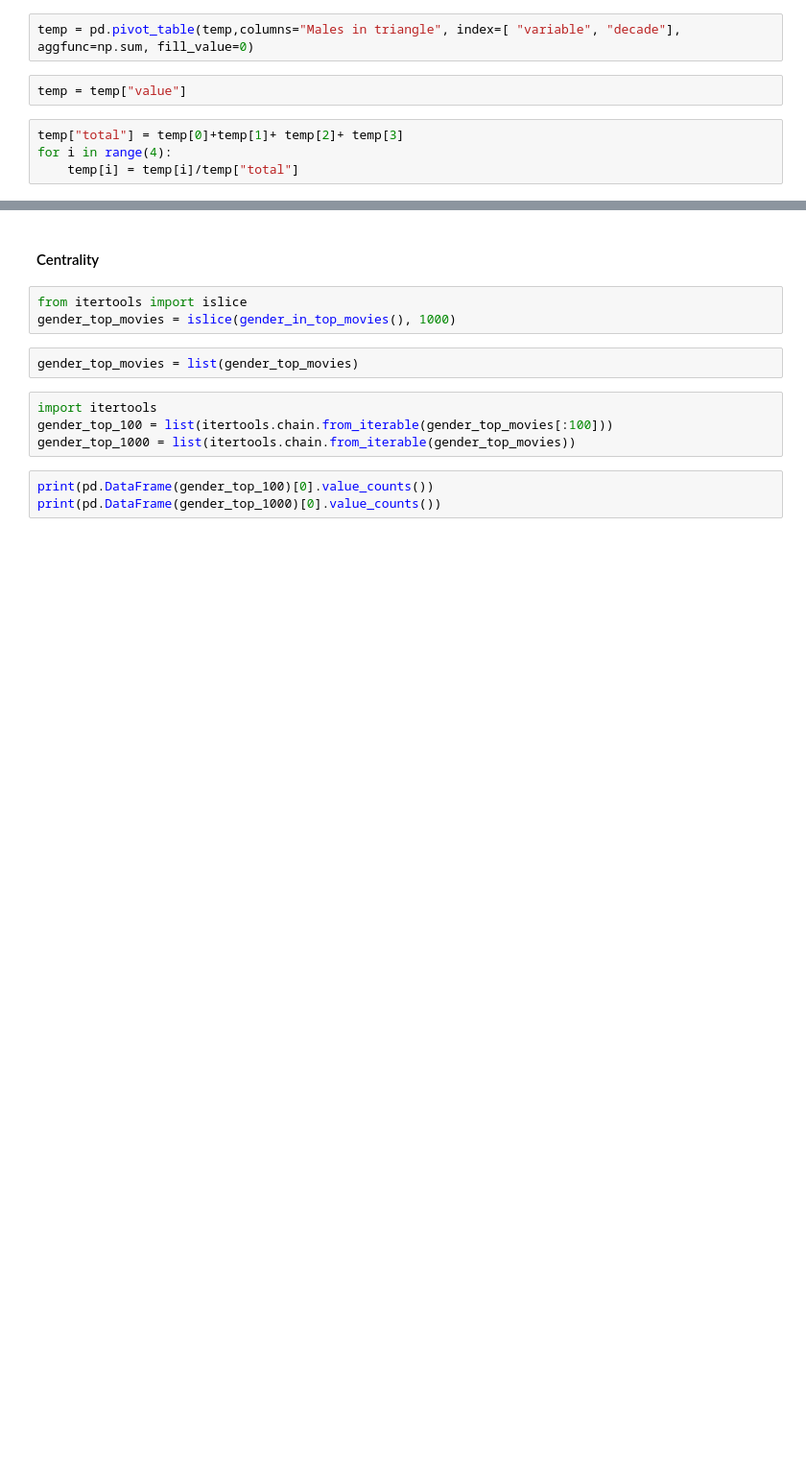
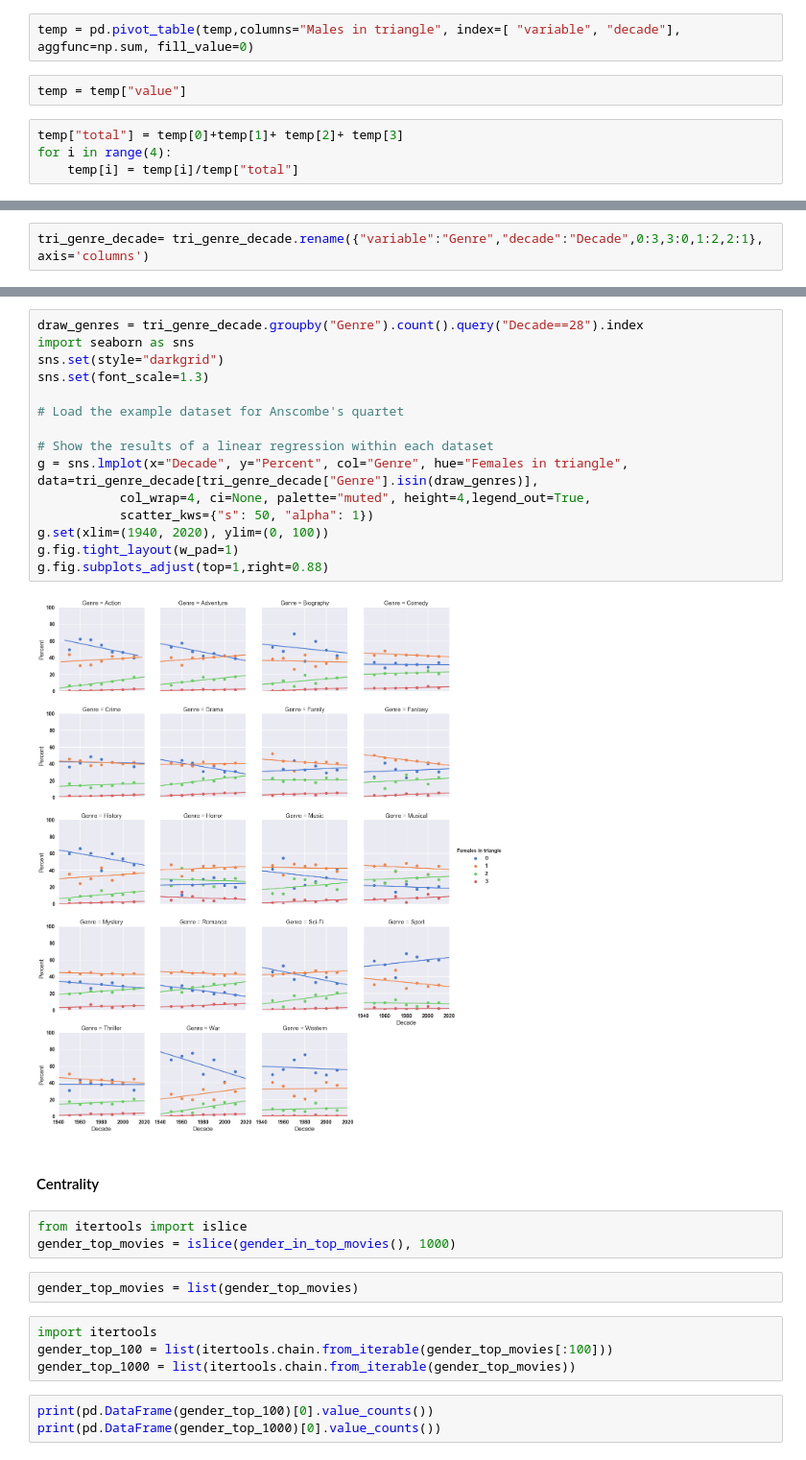
Before and after one commit to data4goodlab/subs2network, a Jupyter notebook: subs2graph/IMDB-Gender-Results.ipynb, the cells around one changed output, grey strips where cells are left out. Shown at 96% size. Saved outputs shown, nothing was run; the diff lists cells and outputs as text; blank space fills up the shorter version.

```diff
--- a/subs2graph/IMDB-Gender-Results.ipynb
+++ b/subs2graph/IMDB-Gender-Results.ipynb
@@ -811,0 +714,2 @@ piv
+# %%
+tri_genre_decade= tri_genre_decade.rename({"variable":"Genre","decade":"Decade",0:3,3:0,1:2,2:1}, axis='columns')
@@ -812,3 +743,20 @@ piv
+# %%
+draw_genres = tri_genre_decade.groupby("Genre").count().query("Decade==28").index
+import seaborn as sns
+sns.set(style="darkgrid")
+sns.set(font_scale=1.3)
+
+# Load the example dataset for Anscombe's quartet
+
+# Show the results of a linear regression within each dataset
+g = sns.lmplot(x="Decade", y="Percent", col="Genre", hue="Females in triangle", data=tri_genre_decade[tri_genre_decade["Genre"].isin(draw_genres)],
+           col_wrap=4, ci=None, palette="muted", height=4,legend_out=True,
+           scatter_kws={"s": 50, "alpha": 1})
+g.set(xlim=(1940, 2020), ylim=(0, 100))
+g.fig.tight_layout(w_pad=1)
+g.fig.subplots_adjust(top=1,right=0.88)
+# %% [output]
+[figure, added]
 # %% [markdown]
 #### Centrality
 # %%
```
Also changed, not shown: parts of 126 cells of this notebook, 12 other files.
